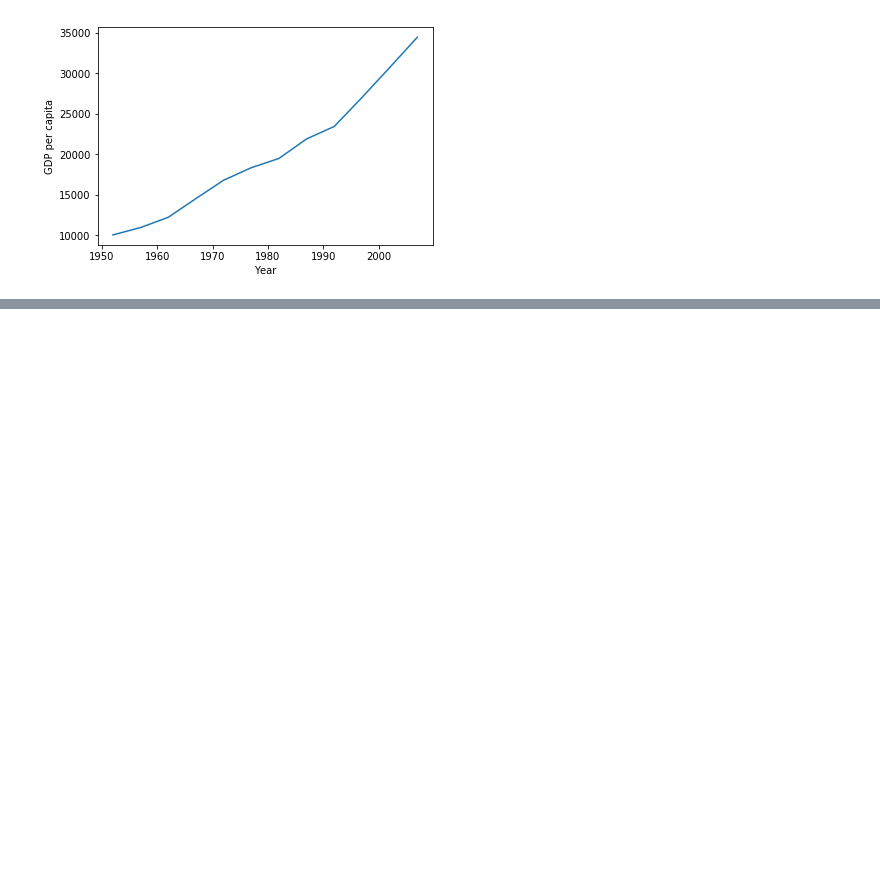
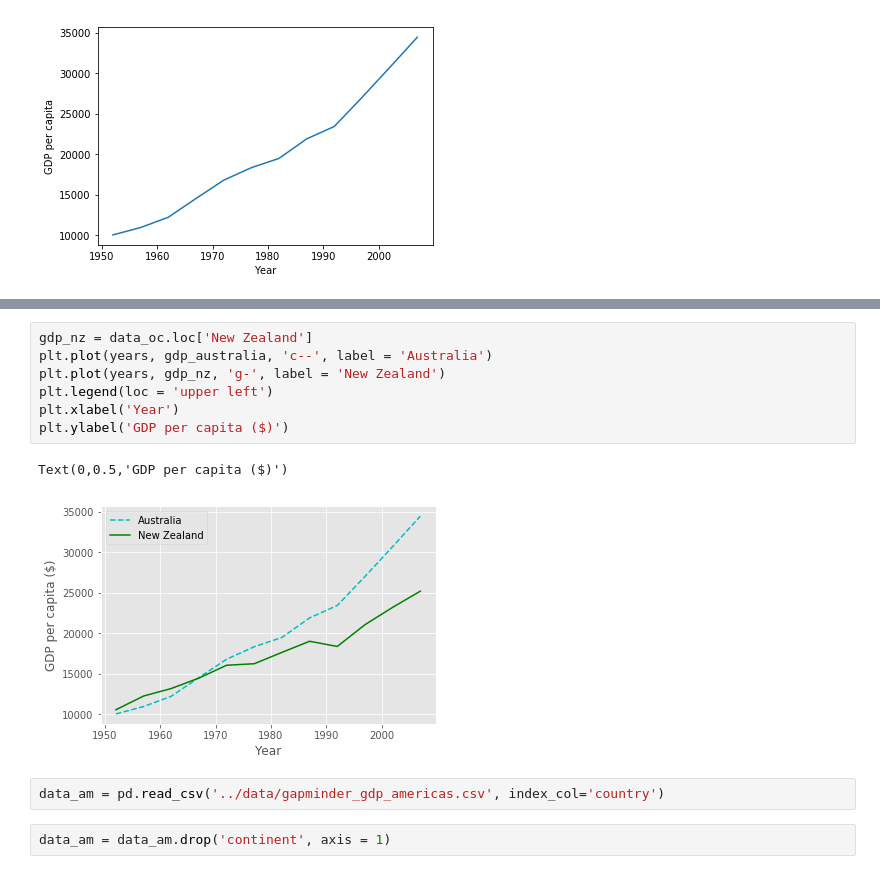
Before and after one commit to ffeli2098/Python-Day2, a Jupyter notebook: code/Day2_code.ipynb, the cells around one changed output, grey strips where cells are left out. Drawn from its saved outputs; the diff is of its cells as text; blank space fills up the shorter version.

```diff
--- a/code/Day2_code.ipynb
+++ b/code/Day2_code.ipynb
@@ -120,0 +175,14 @@ Text(0,0.5,'GDP per capita')
+# %%
+gdp_nz = data_oc.loc['New Zealand']
+plt.plot(years, gdp_australia, 'c--', label = 'Australia')
+plt.plot(years, gdp_nz, 'g-', label = 'New Zealand')
+plt.legend(loc = 'upper left')
+plt.xlabel('Year')
+plt.ylabel('GDP per capita ($)')
+# %% [output]
+Text(0,0.5,'GDP per capita ($)')
+[figure, added]
+# %%
+data_am = pd.read_csv('../data/gapminder_gdp_americas.csv', index_col='country')
+# %%
+data_am = data_am.drop('continent', axis = 1)
```
Also changed, not shown: parts of 9 cells of this notebook, 1 other file.
